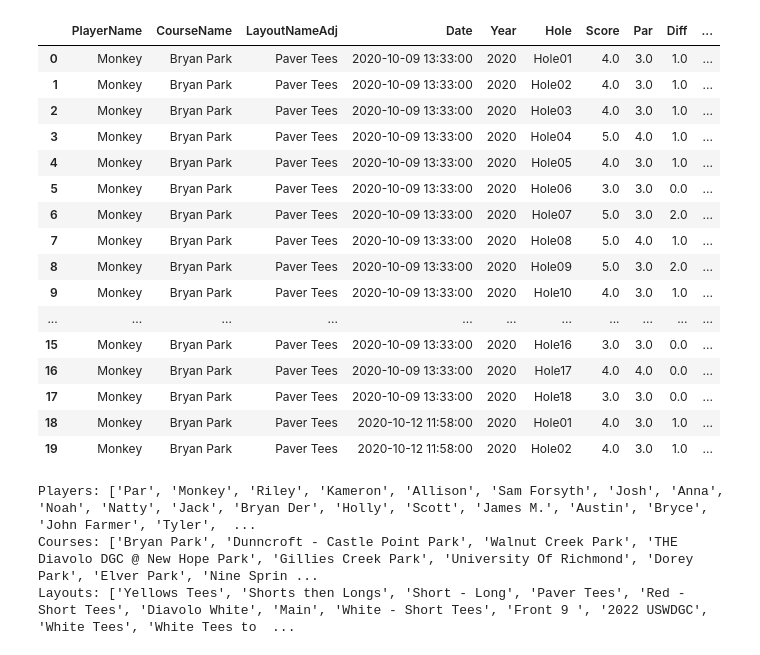
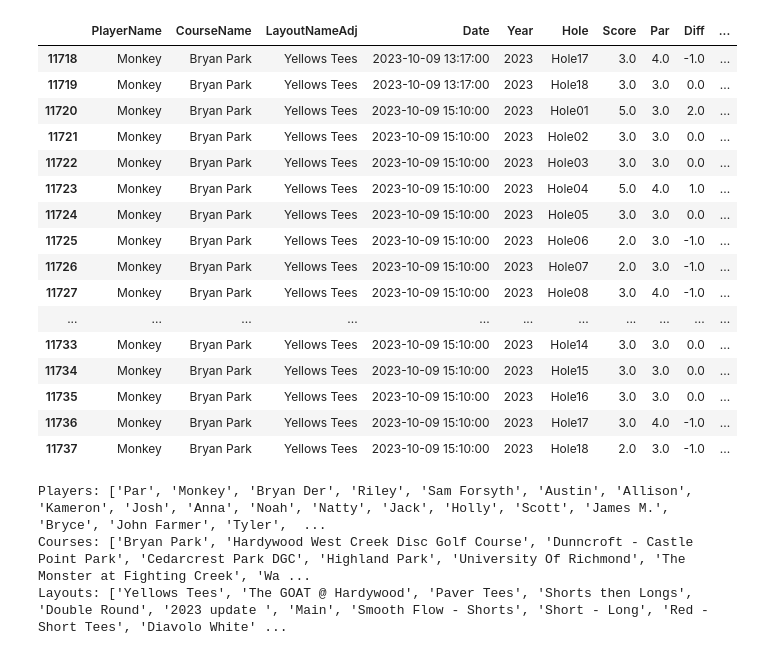
Before and after one commit to justinessert/udisc_stats, a Jupyter notebook: VisualizeUDiscStats.ipynb, the cells around one changed output. Cells and saved outputs as stored; diff of their text form; code cells hidden in the pictures.

```diff
--- a/VisualizeUDiscStats.ipynb
+++ b/VisualizeUDiscStats.ipynb
@@ -26,5 +29,5 @@ pd.set_option('display.max_columns', 500)
 # %%
-orig_df = pd.read_csv("~/Downloads/Udisc Scorecards 7.csv")
+orig_df = pd.read_csv("~/Downloads/Udisc Scorecards 2.csv")
 
 orig_df.head(40)
 # %% [output]
@@ -71,31 +74,31 @@ df.head(40)
 # %%
 score_df = get_score_df(df)
 
-score_df.head(20)
+score_df.tail(20)
 # %% [output]
 |  | PlayerName | CourseName | LayoutNameAdj | Date | Year | Hole | Score | Par | Diff | ... |
-| 0 | Monkey | Bryan Park | Paver Tees | 2020-10-09 13:33:00 | 2020 | Hole01 | 4.0 | 3.0 | 1.0 | ... |
-| 1 | Monkey | Bryan Park | Paver Tees | 2020-10-09 13:33:00 | 2020 | Hole02 | 4.0 | 3.0 | 1.0 | ... |
-| 2 | Monkey | Bryan Park | Paver Tees | 2020-10-09 13:33:00 | 2020 | Hole03 | 4.0 | 3.0 | 1.0 | ... |
-| 3 | Monkey | Bryan Park | Paver Tees | 2020-10-09 13:33:00 | 2020 | Hole04 | 5.0 | 4.0 | 1.0 | ... |
-| 4 | Monkey | Bryan Park | Paver Tees | 2020-10-09 13:33:00 | 2020 | Hole05 | 4.0 | 3.0 | 1.0 | ... |
-| 5 | Monkey | Bryan Park | Paver Tees | 2020-10-09 13:33:00 | 2020 | Hole06 | 3.0 | 3.0 | 0.0 | ... |
-| 6 | Monkey | Bryan Park | Paver Tees | 2020-10-09 13:33:00 | 2020 | Hole07 | 5.0 | 3.0 | 2.0 | ... |
-| 7 | Monkey | Bryan Park | Paver Tees | 2020-10-09 13:33:00 | 2020 | Hole08 | 5.0 | 4.0 | 1.0 | ... |
-| 8 | Monkey | Bryan Park | Paver Tees | 2020-10-09 13:33:00 | 2020 | Hole09 | 5.0 | 3.0 | 2.0 | ... |
-| 9 | Monkey | Bryan Park | Paver Tees | 2020-10-09 13:33:00 | 2020 | Hole10 | 4.0 | 3.0 | 1.0 | ... |
+| 11718 | Monkey | Bryan Park | Yellows Tees | 2023-10-09 13:17:00 | 2023 | Hole17 | 3.0 | 4.0 | -1.0 | ... |
+| 11719 | Monkey | Bryan Park | Yellows Tees | 2023-10-09 13:17:00 | 2023 | Hole18 | 3.0 | 3.0 | 0.0 | ... |
+| 11720 | Monkey | Bryan Park | Yellows Tees | 2023-10-09 15:10:00 | 2023 | Hole01 | 5.0 | 3.0 | 2.0 | ... |
+| 11721 | Monkey | Bryan Park | Yellows Tees | 2023-10-09 15:10:00 | 2023 | Hole02 | 3.0 | 3.0 | 0.0 | ... |
+| 11722 | Monkey | Bryan Park | Yellows Tees | 2023-10-09 15:10:00 | 2023 | Hole03 | 3.0 | 3.0 | 0.0 | ... |
+| 11723 | Monkey | Bryan Park | Yellows Tees | 2023-10-09 15:10:00 | 2023 | Hole04 | 5.0 | 4.0 | 1.0 | ... |
+| 11724 | Monkey | Bryan Park | Yellows Tees | 2023-10-09 15:10:00 | 2023 | Hole05 | 3.0 | 3.0 | 0.0 | ... |
+| 11725 | Monkey | Bryan Park | Yellows Tees | 2023-10-09 15:10:00 | 2023 | Hole06 | 2.0 | 3.0 | -1.0 | ... |
+| 11726 | Monkey | Bryan Park | Yellows Tees | 2023-10-09 15:10:00 | 2023 | Hole07 | 2.0 | 3.0 | -1.0 | ... |
+| 11727 | Monkey | Bryan Park | Yellows Tees | 2023-10-09 15:10:00 | 2023 | Hole08 | 3.0 | 4.0 | -1.0 | ... |
 | ... | ... | ... | ... | ... | ... | ... | ... | ... | ... | ... |
-| 15 | Monkey | Bryan Park | Paver Tees | 2020-10-09 13:33:00 | 2020 | Hole16 | 3.0 | 3.0 | 0.0 | ... |
-| 16 | Monkey | Bryan Park | Paver Tees | 2020-10-09 13:33:00 | 2020 | Hole17 | 4.0 | 4.0 | 0.0 | ... |
-| 17 | Monkey | Bryan Park | Paver Tees | 2020-10-09 13:33:00 | 2020 | Hole18 | 3.0 | 3.0 | 0.0 | ... |
-| 18 | Monkey | Bryan Park | Paver Tees | 2020-10-12 11:58:00 | 2020 | Hole01 | 4.0 | 3.0 | 1.0 | ... |
-| 19 | Monkey | Bryan Park | Paver Tees | 2020-10-12 11:58:00 | 2020 | Hole02 | 4.0 | 3.0 | 1.0 | ... |
+| 11733 | Monkey | Bryan Park | Yellows Tees | 2023-10-09 15:10:00 | 2023 | Hole14 | 3.0 | 3.0 | 0.0 | ... |
+| 11734 | Monkey | Bryan Park | Yellows Tees | 2023-10-09 15:10:00 | 2023 | Hole15 | 3.0 | 3.0 | 0.0 | ... |
+| 11735 | Monkey | Bryan Park | Yellows Tees | 2023-10-09 15:10:00 | 2023 | Hole16 | 3.0 | 3.0 | 0.0 | ... |
+| 11736 | Monkey | Bryan Park | Yellows Tees | 2023-10-09 15:10:00 | 2023 | Hole17 | 3.0 | 4.0 | -1.0 | ... |
+| 11737 | Monkey | Bryan Park | Yellows Tees | 2023-10-09 15:10:00 | 2023 | Hole18 | 2.0 | 3.0 | -1.0 | ... |
 # %%
 print_segments(df)
 # %% [output]
-Players: ['Par', 'Monkey', 'Riley', 'Kameron', 'Allison', 'Sam Forsyth', 'Josh', 'Anna', 'Noah', 'Natty', 'Jack', 'Bryan Der', 'Holly', 'Scott', 'James M.', 'Austin', 'Bryce', 'John Farmer', 'Tyler',  ...
-Courses: ['Bryan Park', 'Dunncroft - Castle Point Park', 'Walnut Creek Park', 'THE Diavolo DGC @ New Hope Park', 'Gillies Creek Park', 'University Of Richmond', 'Dorey Park', 'Elver Park', 'Nine Sprin ...
-Layouts: ['Yellows Tees', 'Shorts then Longs', 'Short - Long', 'Paver Tees', 'Red - Short Tees', 'Diavolo White', 'Main', 'White - Short Tees', 'Front 9 ', '2022 USWDGC', 'White Tees', 'White Tees to  ...
+Players: ['Par', 'Monkey', 'Bryan Der', 'Riley', 'Sam Forsyth', 'Austin', 'Allison', 'Kameron', 'Josh', 'Anna', 'Noah', 'Natty', 'Jack', 'Holly', 'Scott', 'James M.', 'Bryce', 'John Farmer', 'Tyler',  ...
+Courses: ['Bryan Park', 'Hardywood West Creek Disc Golf Course', 'Dunncroft - Castle Point Park', 'Cedarcrest Park DGC', 'Highland Park', 'University Of Richmond', 'The Monster at Fighting Creek', 'Wa ...
+Layouts: ['Yellows Tees', 'The GOAT @ Hardywood', 'Paver Tees', 'Shorts then Longs', 'Double Round', '2023 update ', 'Main', 'Smooth Flow - Shorts', 'Short - Long', 'Red - Short Tees', 'Diavolo White' ...
 # %%
 course="Bryan Park"
 # course="Dunncroft - Castle Point Park"
```
Also changed, not shown: parts of 7 cells of this notebook, 2 other files.
